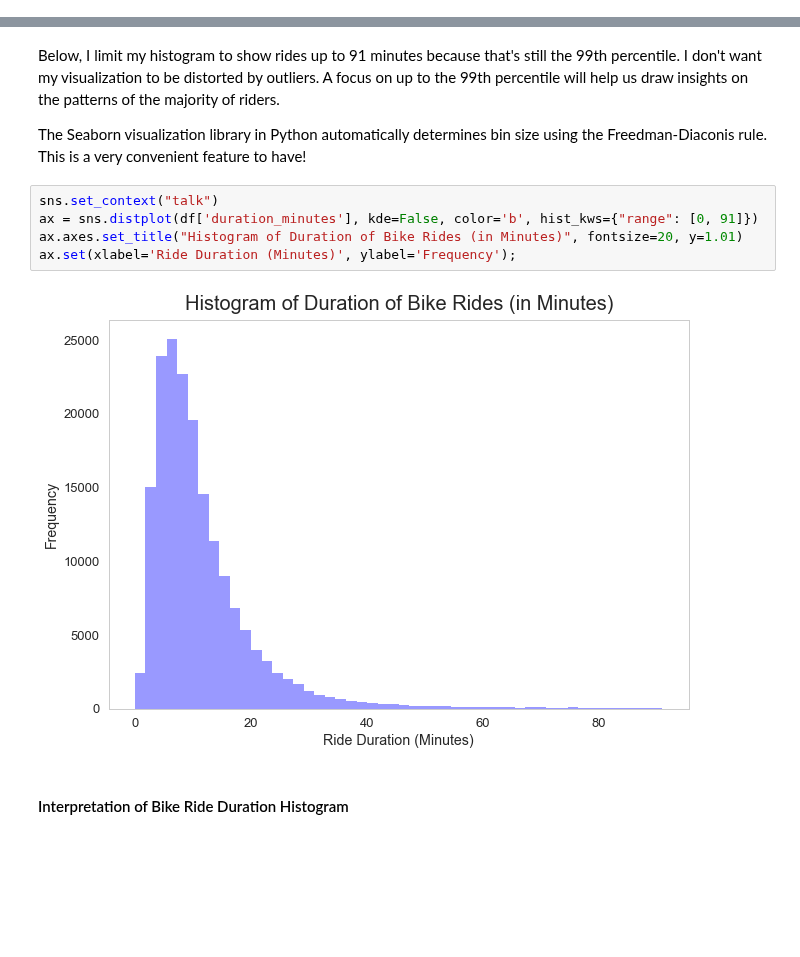
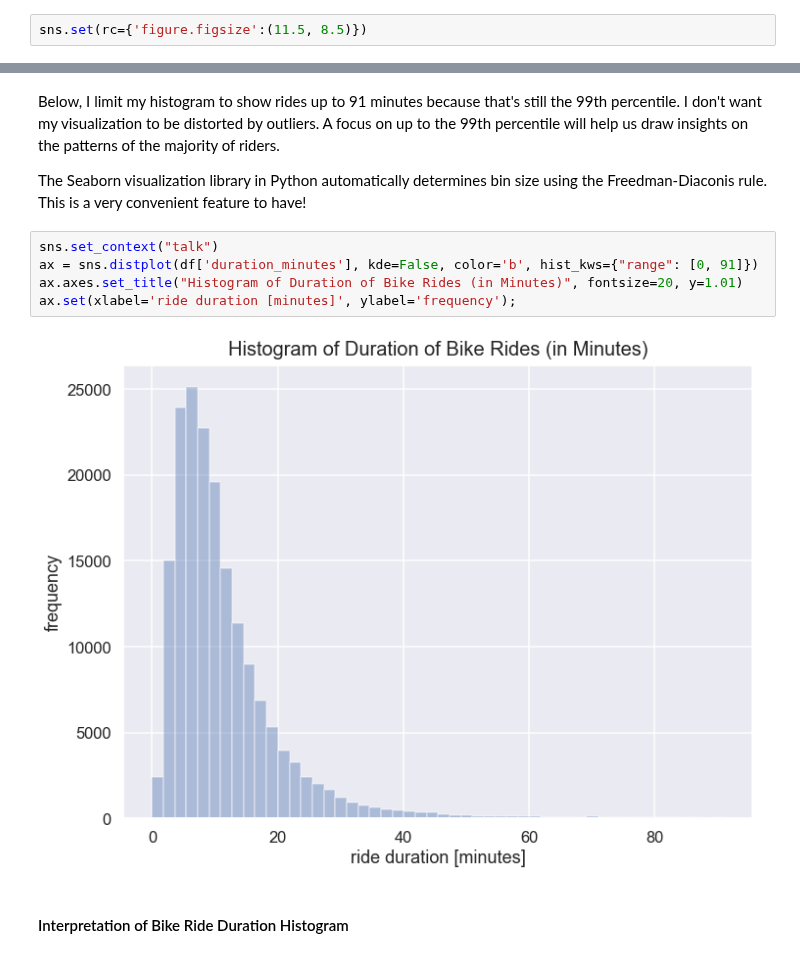
Before and after one commit to frieds/frieds.github.io, a Jupyter notebook: data-visualizations/when_use_histograms.ipynb, the cells around one changed output, grey strips where cells are left out. Saved outputs shown, nothing was run; the diff lists cells and outputs as text; blank space fills up the shorter version.

```diff
--- a/data-visualizations/when_use_histograms.ipynb
+++ b/data-visualizations/when_use_histograms.ipynb
@@ -27,3 +31,5 @@ import pandas as pd
+# %%
+sns.set(rc={'figure.figsize':(11.5, 8.5)})
 # %% [markdown]
 ### Example: Bay Area Bike Share Ride Duration Data
 # %% [markdown]
@@ -88,10 +94,10 @@ The Seaborn visualization library in Python automatically determines bin size us
 # %%
 sns.set_context("talk")
 ax = sns.distplot(df['duration_minutes'], kde=False, color='b', hist_kws={"range": [0, 91]})
 ax.axes.set_title("Histogram of Duration of Bike Rides (in Minutes)", fontsize=20, y=1.01)
-ax.set(xlabel='Ride Duration (Minutes)', ylabel='Frequency');
+ax.set(xlabel='ride duration [minutes]', ylabel='frequency');
 # %% [output]
-[figure, old version]
+[figure, new version]
 # %% [markdown]
 #### Interpretation of Bike Ride Duration Histogram
 # %% [markdown]
```
Also changed, not shown: parts of 13 cells of this notebook, 30 other files.
